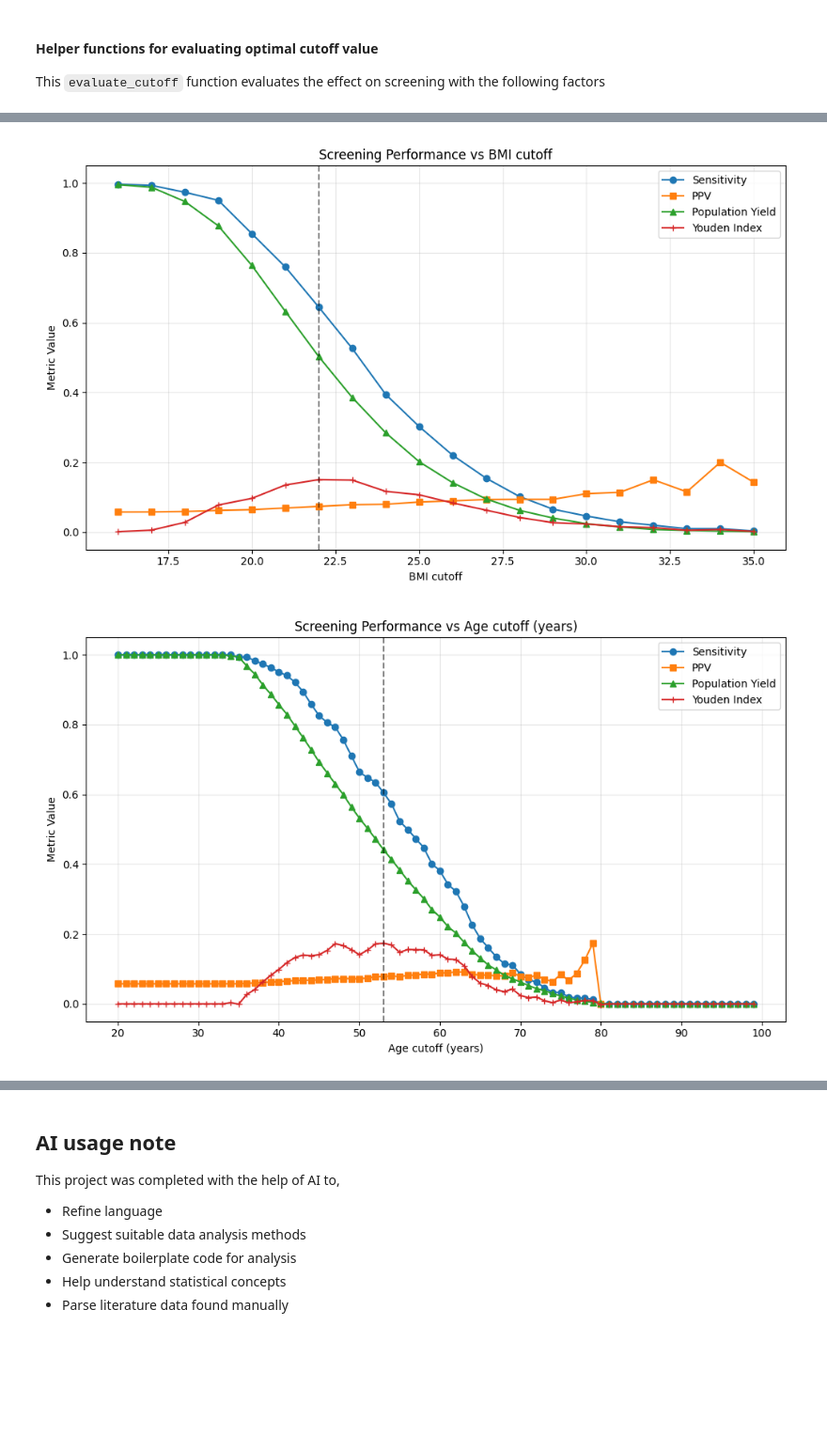
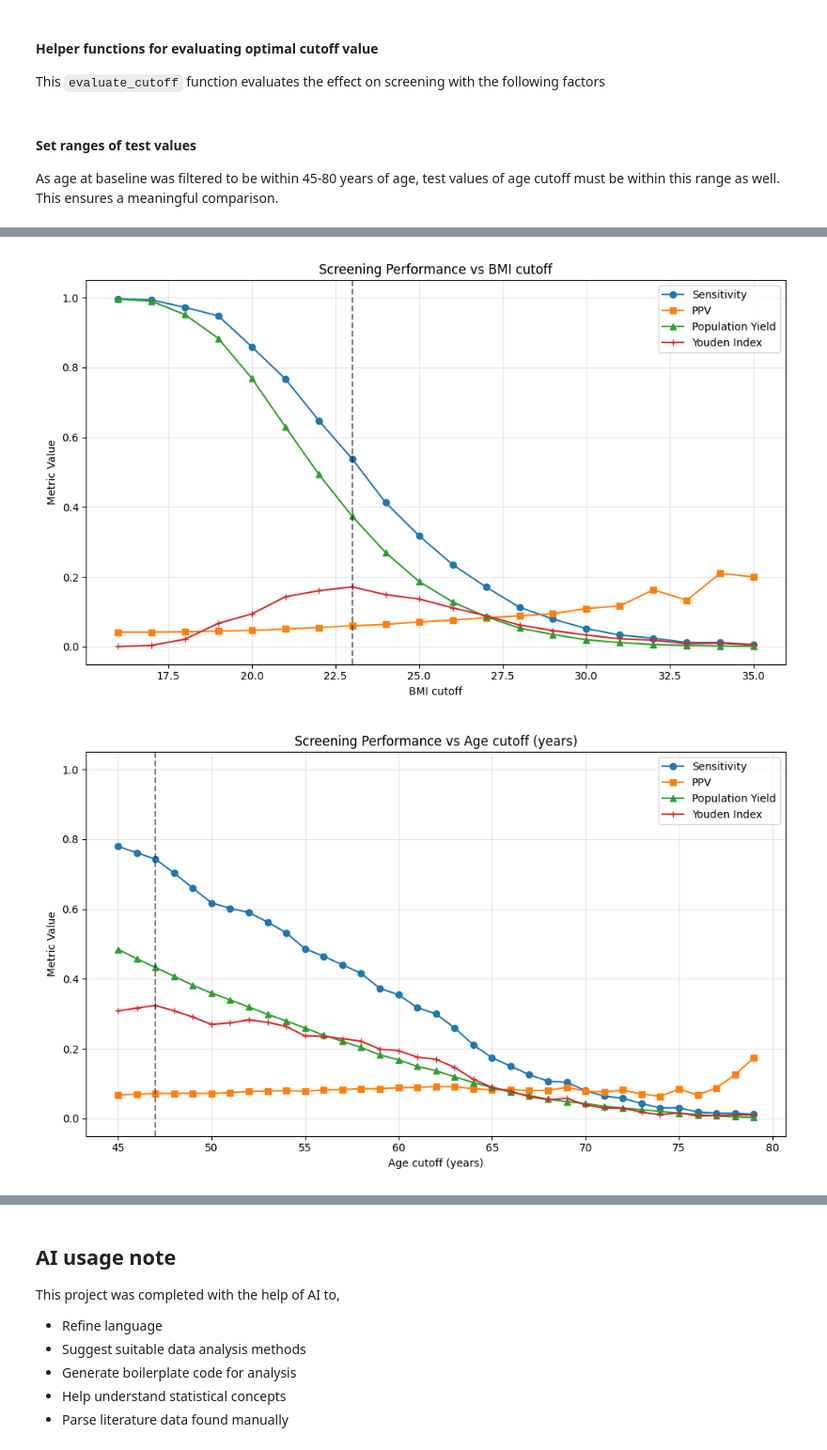
Before and after one commit to ZCG-coder/HKU_Budding_1, a Jupyter notebook: data/Explore.ipynb, the cells around one changed output, grey strips where cells are left out. Shown at 94% size. Saved outputs shown, nothing was run; the diff lists cells and outputs as text; code cells hidden in the pictures; blank space fills up the shorter version.

```diff
--- a/data/Explore.ipynb
+++ b/data/Explore.ipynb
@@ -313,7 +336,7 @@ for pid, df_person in merged.groupby("ID"):
     year_born = year_born.iat[0]
     current_wave = current_person["Wave"]
     current_age = current_wave - year_born
-    if not (current_age.between(55, 80).any()):
+    if not (current_age.between(45, 80).any()):
         continue
 
     current_person["Age"] = current_person["Wave"] - year_born
@@ -1346,12 +1371,17 @@ def plot_perf(df_perf, /, varname, xlabel, optimal_df=None):
         plt.axvline(optimal_label, color="black", linestyle="--", alpha=0.5)
     plt.tight_layout()
     plt.show()
+# %% [markdown]
+#### Set ranges of test values
+
+As age at baseline was filtered to be within 45-80 years of age, test values of age cutoff must be within this range as well. This ensures a meaningful
+comparison.
 # %%
 # Prepare test values
 sbp_cutoffs = np.arange(120, 200, 1)
 dbp_cutoffs = np.arange(60, 111, 1)
 bmi_cutoffs = np.arange(16, 36, 1)
-age_cutoffs = np.arange(20, 100, 1)
+age_cutoffs = np.arange(45, 80, 1)
 symptom_lookback = np.arange(1, 22, 1)
 
 df_perf_sbp = evaluate_cutoff("Mean_SBP", sbp_cutoffs, compare="geq", df=df_person)
@@ -1389,3 +1419,3 @@ display(summary_df.round(4))
-[figure, old version]
+[figure, new version]
-[figure, old version]
+[figure, new version]
 [figure]
```
Also changed, not shown: parts of 18 cells of this notebook, 1 other file.
